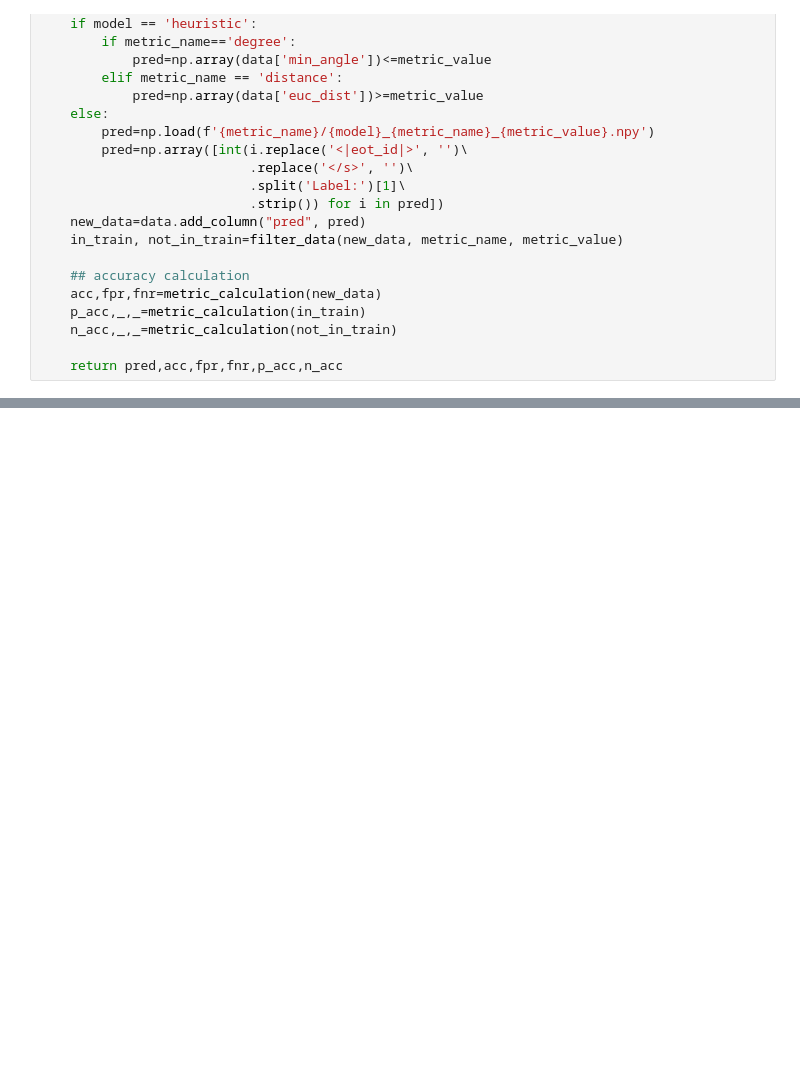
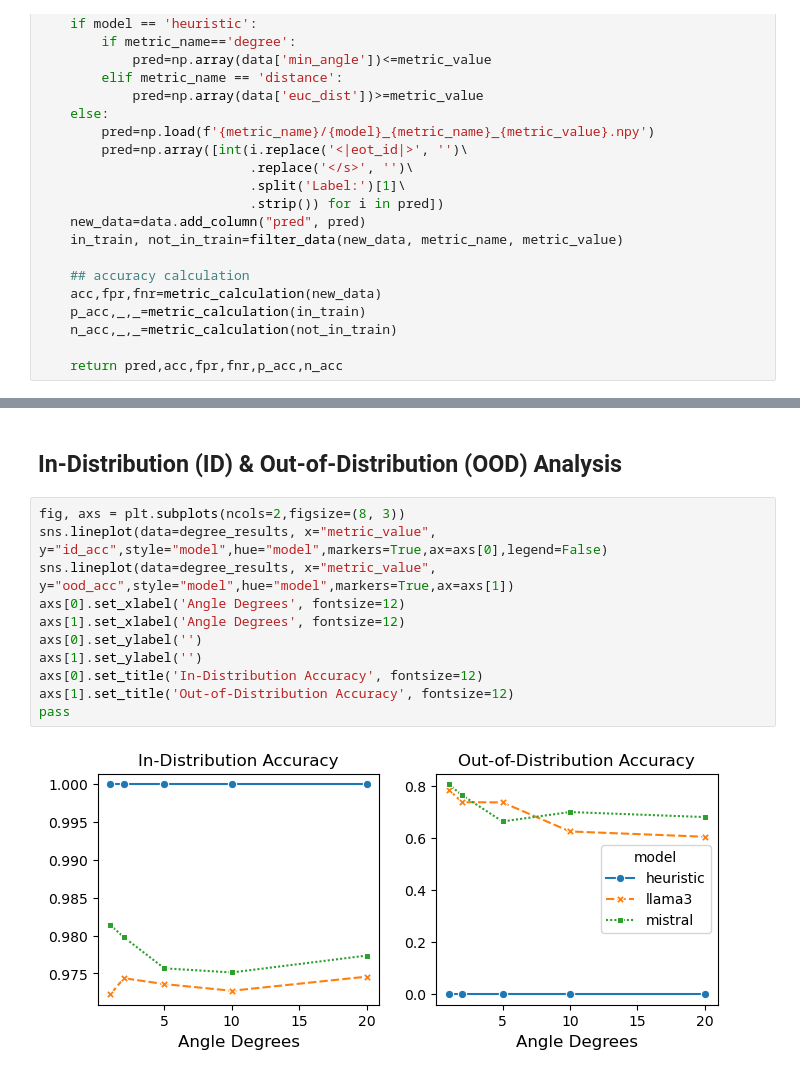
Before and after one commit to BeanHam/2024-spatial-data-integration, a Jupyter notebook: inference_results/inference_results.ipynb, the cells around one changed output, grey strips where cells are left out. Drawn from its saved outputs; the diff is of its cells as text; blank space fills up the shorter version.

```diff
--- a/inference_results/inference_results.ipynb
+++ b/inference_results/inference_results.ipynb
@@ -243,0 +130,15 @@ Dataset({
+# %% [markdown]
+## In-Distribution (ID) & Out-of-Distribution (OOD) Analysis
+# %%
+fig, axs = plt.subplots(ncols=2,figsize=(8, 3))
+sns.lineplot(data=degree_results, x="metric_value", y="id_acc",style="model",hue="model",markers=True,ax=axs[0],legend=False)
+sns.lineplot(data=degree_results, x="metric_value", y="ood_acc",style="model",hue="model",markers=True,ax=axs[1])
+axs[0].set_xlabel('Angle Degrees', fontsize=12)
+axs[1].set_xlabel('Angle Degrees', fontsize=12)
+axs[0].set_ylabel('')
+axs[1].set_ylabel('')
+axs[0].set_title('In-Distribution Accuracy', fontsize=12)
+axs[1].set_title('Out-of-Distribution Accuracy', fontsize=12)
+pass
+# %% [output]
+[figure, added]
```
Also changed, not shown: parts of 23 cells of this notebook, 4 other files.
